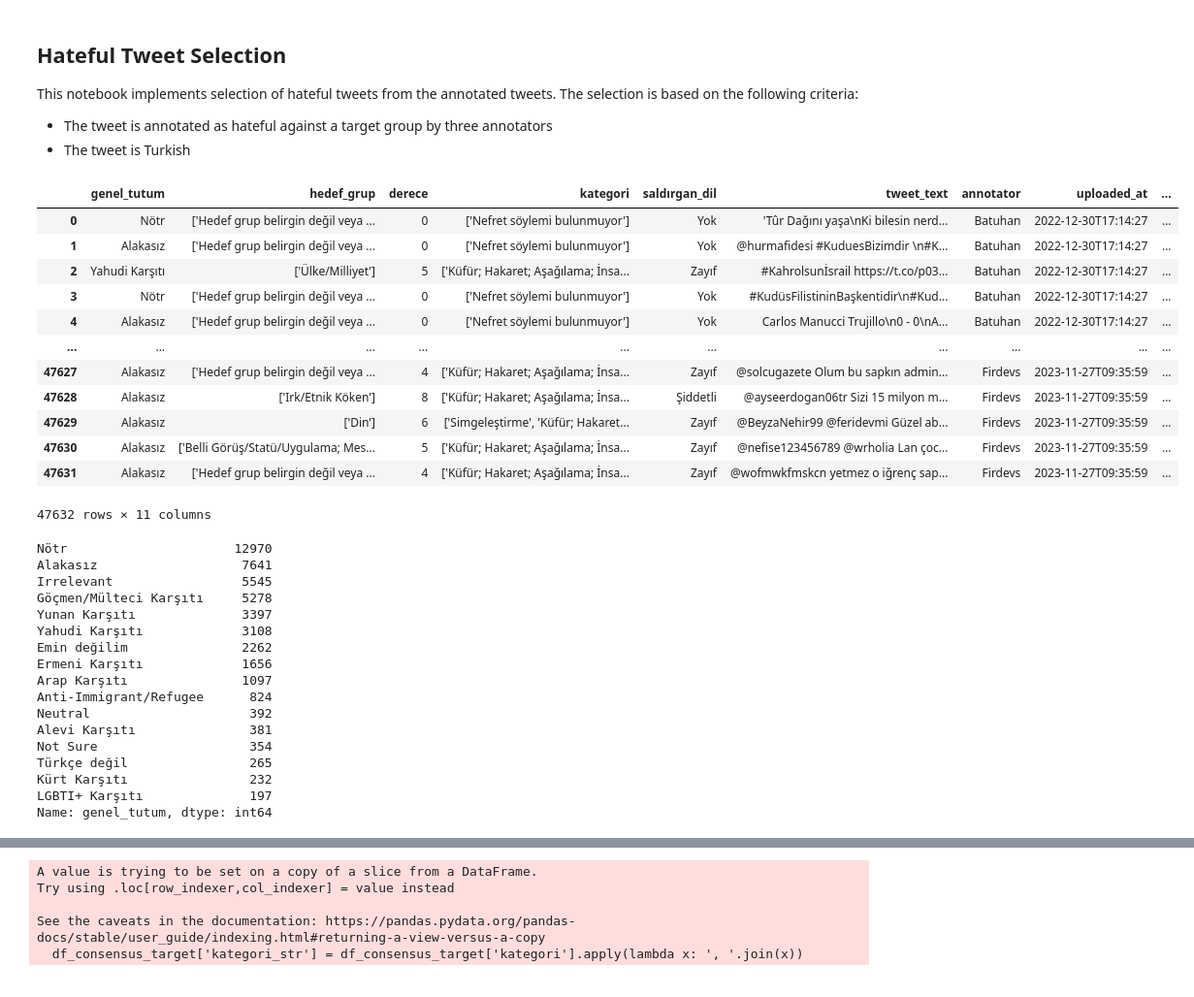
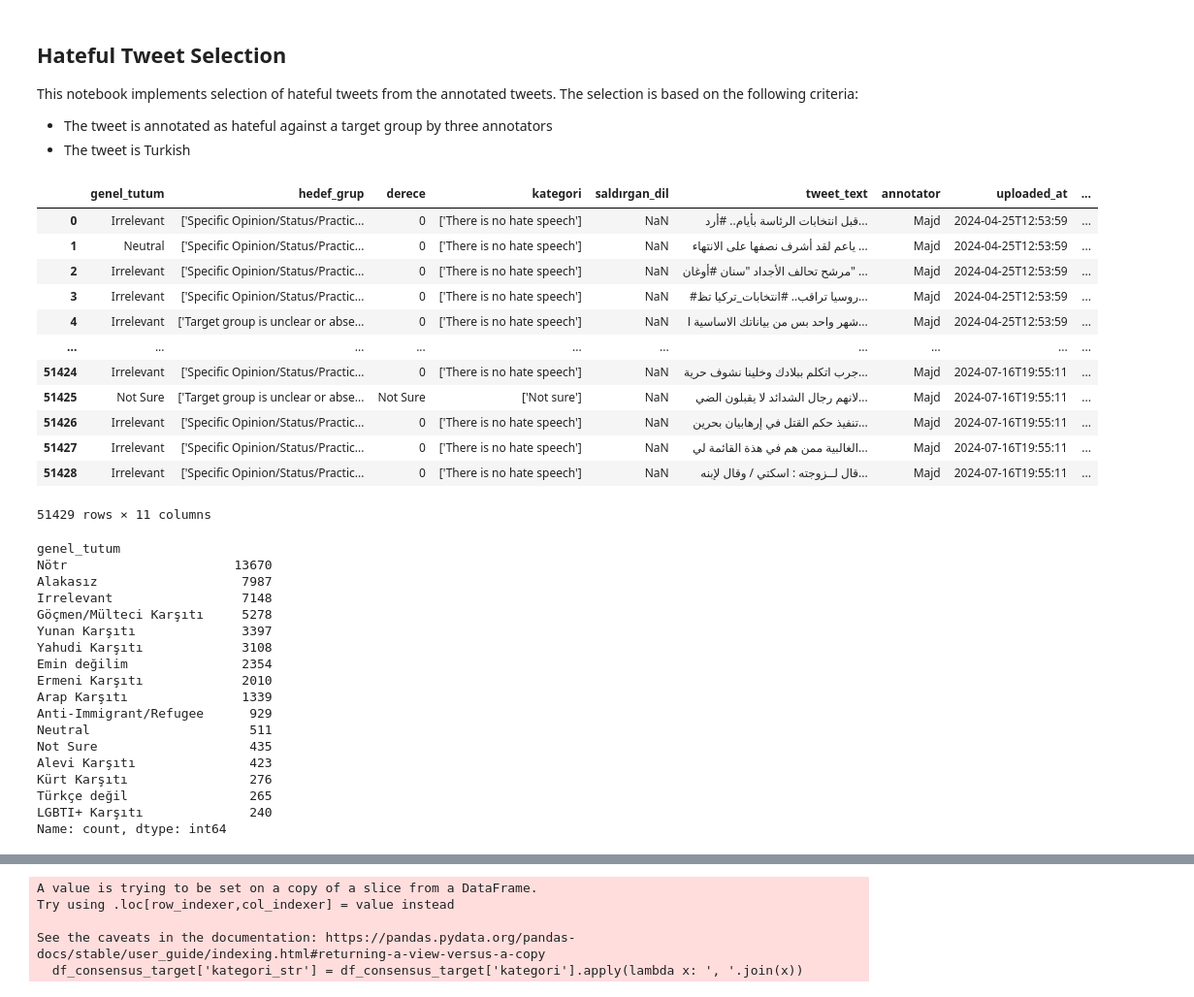
Before and after one commit to boun-tabi/hatecat-tr, a Jupyter notebook: notebooks/1-sample-selection.ipynb, the cells around one changed output, grey strips where cells are left out. Shown at 97% size. Saved outputs shown, nothing was run; the diff lists cells and outputs as text; code cells hidden in the pictures.

```diff
--- a/notebooks/1-sample-selection.ipynb
+++ b/notebooks/1-sample-selection.ipynb
@@ -7,42 +7,43 @@ This notebook implements selection of hateful tweets from the annotated tweets.
 # %%
 import pandas as pd
 # %%
-df = pd.read_csv('../data/all_tweets.csv')
+df = pd.read_csv('../data/all_tweets_121024.csv')
 df
 # %% [output]
 |  | genel_tutum | hedef_grup | derece | kategori | saldırgan_dil | tweet_text | annotator | uploaded_at | ... |
-| 0 | Nötr | ['Hedef grup belirgin değil veya ... | 0 | ['Nefret söylemi bulunmuyor'] | Yok | 'Tûr Dağını yaşa\nKi bilesin nerd... | Batuhan | 2022-12-30T17:14:27 | ... |
-| 1 | Alakasız | ['Hedef grup belirgin değil veya ... | 0 | ['Nefret söylemi bulunmuyor'] | Yok | @hurmafidesi #KuduesBizimdir \n#K... | Batuhan | 2022-12-30T17:14:27 | ... |
-| 2 | Yahudi Karşıtı | ['Ülke/Milliyet'] | 5 | ['Küfür; Hakaret; Aşağılama; İnsa... | Zayıf | #Kahrolsunİsrail https://t.co/p03... | Batuhan | 2022-12-30T17:14:27 | ... |
-| 3 | Nötr | ['Hedef grup belirgin değil veya ... | 0 | ['Nefret söylemi bulunmuyor'] | Yok | #KudüsFilistininBaşkentidir\n#Kud... | Batuhan | 2022-12-30T17:14:27 | ... |
-| 4 | Alakasız | ['Hedef grup belirgin değil veya ... | 0 | ['Nefret söylemi bulunmuyor'] | Yok | Carlos Manucci Trujillo\n0 - 0\nA... | Batuhan | 2022-12-30T17:14:27 | ... |
+| 0 | Irrelevant | ['Specific Opinion/Status/Practic... | 0 | ['There is no hate speech'] | NaN | قبل انتخابات الرئاسة بأيام.. #أرد... | Majd | 2024-04-25T12:53:59 | ... |
+| 1 | Neutral | ['Specific Opinion/Status/Practic... | 0 | ['There is no hate speech'] | NaN | ياعم لقد أشرف نصفها على الانتهاء ... | Majd | 2024-04-25T12:53:59 | ... |
+| 2 | Irrelevant | ['Specific Opinion/Status/Practic... | 0 | ['There is no hate speech'] | NaN | مرشح تحالف الأجداد "سنان #أوغان" ... | Majd | 2024-04-25T12:53:59 | ... |
+| 3 | Irrelevant | ['Specific Opinion/Status/Practic... | 0 | ['There is no hate speech'] | NaN | #روسيا تراقب.. #انتخابات_تركيا تظ... | Majd | 2024-04-25T12:53:59 | ... |
+| 4 | Irrelevant | ['Target group is unclear or abse... | 0 | ['There is no hate speech'] | NaN | شهر واحد بس من بياناتك الاساسية ا... | Majd | 2024-04-25T12:53:59 | ... |
 | ... | ... | ... | ... | ... | ... | ... | ... | ... | ... |
-| 47627 | Alakasız | ['Hedef grup belirgin değil veya ... | 4 | ['Küfür; Hakaret; Aşağılama; İnsa... | Zayıf | @solcugazete Olum bu sapkın admin... | Firdevs | 2023-11-27T09:35:59 | ... |
-| 47628 | Alakasız | ['Irk/Etnik Köken'] | 8 | ['Küfür; Hakaret; Aşağılama; İnsa... | Şiddetli | @ayseerdogan06tr Sizi 15 milyon m... | Firdevs | 2023-11-27T09:35:59 | ... |
-| 47629 | Alakasız | ['Din'] | 6 | ['Simgeleştirme', 'Küfür; Hakaret... | Zayıf | @BeyzaNehir99 @feridevmi Güzel ab... | Firdevs | 2023-11-27T09:35:59 | ... |
-| 47630 | Alakasız | ['Belli Görüş/Statü/Uygulama; Mes... | 5 | ['Küfür; Hakaret; Aşağılama; İnsa... | Zayıf | @nefise123456789 @wrholia Lan çoc... | Firdevs | 2023-11-27T09:35:59 | ... |
-| 47631 | Alakasız | ['Hedef grup belirgin değil veya ... | 4 | ['Küfür; Hakaret; Aşağılama; İnsa... | Zayıf | @wofmwkfmskcn yetmez o iğrenç sap... | Firdevs | 2023-11-27T09:35:59 | ... |
+| 51424 | Irrelevant | ['Specific Opinion/Status/Practic... | 0 | ['There is no hate speech'] | NaN | جرب اتكلم ببلادك وخلينا نشوف حرية... | Majd | 2024-07-16T19:55:11 | ... |
+| 51425 | Not Sure | ['Target group is unclear or abse... | Not Sure | ['Not sure'] | NaN | لانهم رجال الشدائد لا يقبلون الضي... | Majd | 2024-07-16T19:55:11 | ... |
+| 51426 | Irrelevant | ['Specific Opinion/Status/Practic... | 0 | ['There is no hate speech'] | NaN | تنفيذ حكم القتل في إرهابيان بحرين... | Majd | 2024-07-16T19:55:11 | ... |
+| 51427 | Irrelevant | ['Specific Opinion/Status/Practic... | 0 | ['There is no hate speech'] | NaN | الغالبية ممن هم في هذة القائمة لي... | Majd | 2024-07-16T19:55:11 | ... |
+| 51428 | Irrelevant | ['Specific Opinion/Status/Practic... | 0 | ['There is no hate speech'] | NaN | قال لــزوجته : اسكتي / وقال لإبنه... | Majd | 2024-07-16T19:55:11 | ... |
-47632 rows × 11 columns
+51429 rows × 11 columns
 # %%
 df['genel_tutum'].value_counts()
 # %% [output]
-Nötr                      12970
-Alakasız                   7641
-Irrelevant                 5545
+genel_tutum
+Nötr                      13670
+Alakasız                   7987
+Irrelevant                 7148
 Göçmen/Mülteci Karşıtı     5278
 Yunan Karşıtı              3397
 Yahudi Karşıtı             3108
-Emin değilim               2262
-Ermeni Karşıtı             1656
-Arap Karşıtı               1097
-Anti-Immigrant/Refugee      824
-Neutral                     392
-Alevi Karşıtı               381
-Not Sure                    354
+Emin değilim               2354
+Ermeni Karşıtı             2010
+Arap Karşıtı               1339
+Anti-Immigrant/Refugee      929
+Neutral                     511
+Not Sure                    435
+Alevi Karşıtı               423
+Kürt Karşıtı                276
 Türkçe değil                265
-Kürt Karşıtı                232
-LGBTI+ Karşıtı              197
-Name: genel_tutum, dtype: int64
+LGBTI+ Karşıtı              240
+Name: count, dtype: int64
 # %%
 df.drop_duplicates(subset='tweet_id')['genel_tutum'].value_counts()
 # %% [output]
```
Also changed, not shown: parts of 34 cells of this notebook, 1 other file.
